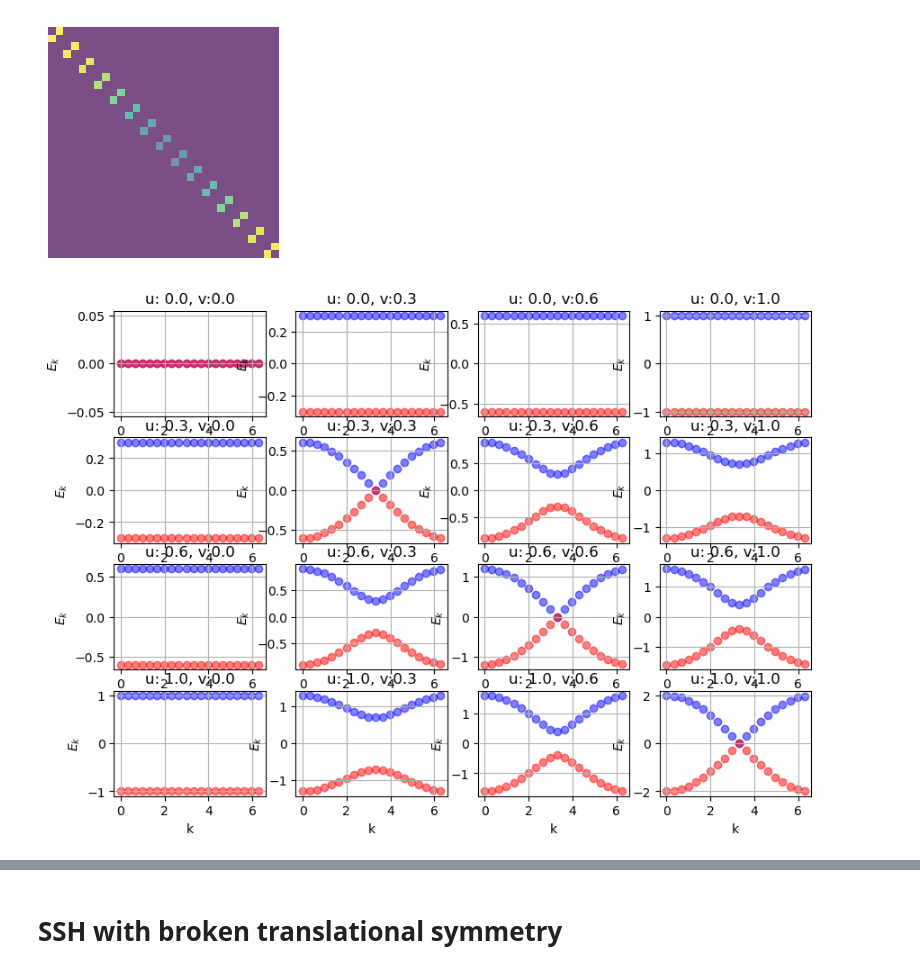
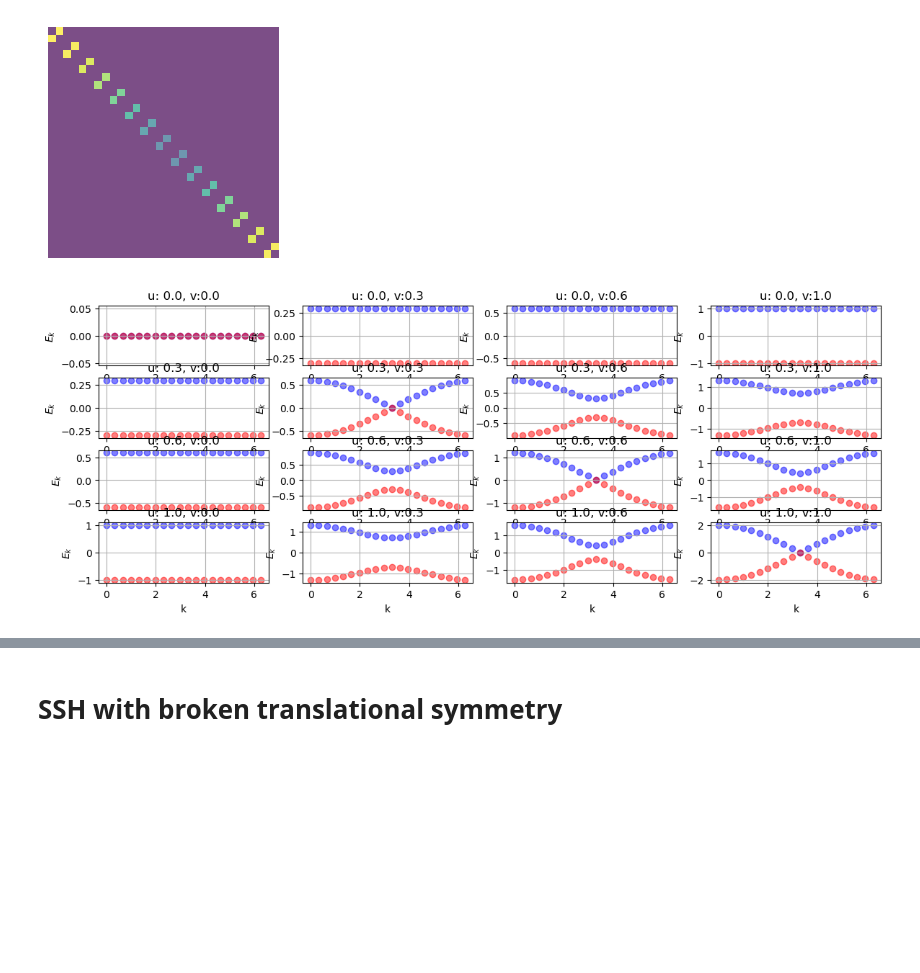
Before and after one commit to JedrekSt/NonHermitianQW, a Jupyter notebook: demo_/SSH_demo.ipynb, the cells around one changed output, grey strips where cells are left out. Cells and saved outputs as stored; diff of their text form; code cells hidden in the pictures; blank space fills up the shorter version.

Commit message:
edge states ready

```diff
--- a/demo_/SSH_demo.ipynb
+++ b/demo_/SSH_demo.ipynb
@@ -9,0 +18,22 @@ from SSH import *
+# %%
+G = nx.Graph()
+dim = 5
+
+Alist = [str(i) + "A" for i in range(dim)]
+Blist = [str(i) + "B" for i in range(dim)]
+right_edge_list = [(Alist[i],Blist[i]) for i in range(dim)]
+left_edge_list = [(Blist[i],Alist[i+1]) for i in range(dim-1)]
+G.add_nodes_from(Alist)
+G.add_nodes_from(Blist)
+G.add_edges_from(left_edge_list)
+G.add_edges_from(right_edge_list)
+
+for edge in right_edge_list:
+    G[edge[0]][edge[1]]['weight'] = "u"
+for edge in left_edge_list:
+    G[edge[0]][edge[1]]['weight'] = "v"
+
+position = {}
+for i in range(dim):
+    position[str(i) + "A"] = (2*i,0)
+    position[str(i) + "B"] = (2*i+1,0)
@@ -12,13 +90,15 @@ from SSH import *
 # %%
-ssh = BulkSSH(15,{
+ssh = BulkSSH(15,**{
     "u" : 0.05,
     "v" : 0.1
 })
 
 E = np.sort(ssh.get_eigen())
-plt.scatter(range(len(E)),E,color = "red",alpha = 0.5)
-plt.xlabel("# of eigenvalue")
-plt.ylabel("E")
-plt.grid(True)
+fig = plt.figure(figsize = (5,3))
+ax = fig.add_subplot()
+ax.scatter(range(len(E)),E,color = "red",alpha = 0.5)
+ax.set_xlabel("# of eigenvalue")
+ax.set_ylabel("E")
+ax.grid(True)
 plt.show()
 # %% [output]
@@ -44,21 +126,21 @@ def plot_Energy(ax,x_,E,u,v):
 # %%
 u_tab = [0. , 0.3, 0.6, 1.]
 lenu = len(u_tab)
 v_tab = [0. , 0.3, 0.6, 1.]
 lenv = len(v_tab)
 
-fig = plt.figure(figsize = (10,7))
+fig = plt.figure(figsize = (14,5))
 
 for i in range(lenu):
     for j in range(lenv):
         ax = fig.add_subplot(lenu,lenv,(i*lenu) + j+1)
-        ssh = BulkSSH(20,{"u" : u_tab[i],"v" : v_tab[j]})
+        ssh = BulkSSH(20,**{"u" : u_tab[i],"v" : v_tab[j]})
         E = ssh.get_eigen_momentum()
         x_ = np.linspace(0,2*np.pi,E.shape[1])
         plot_Energy(ax,x_,E,u_tab[i],v_tab[j])
 
 plt.show()
 # %% [output]
-[figure, old version]
+[figure, new version]
 # %%
 dim = 15
```
Also changed, not shown: parts of 28 cells of this notebook, 1 other file.
